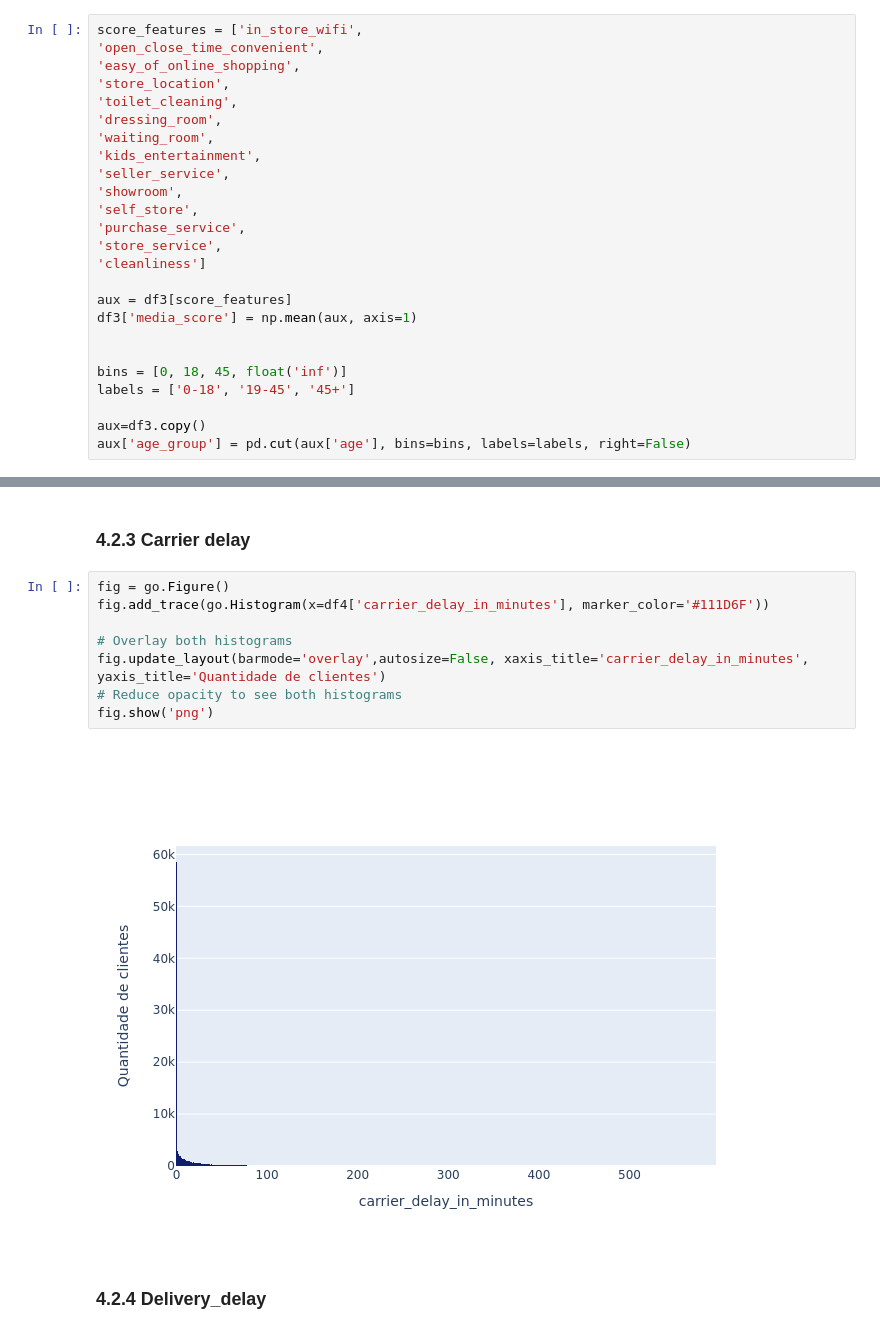
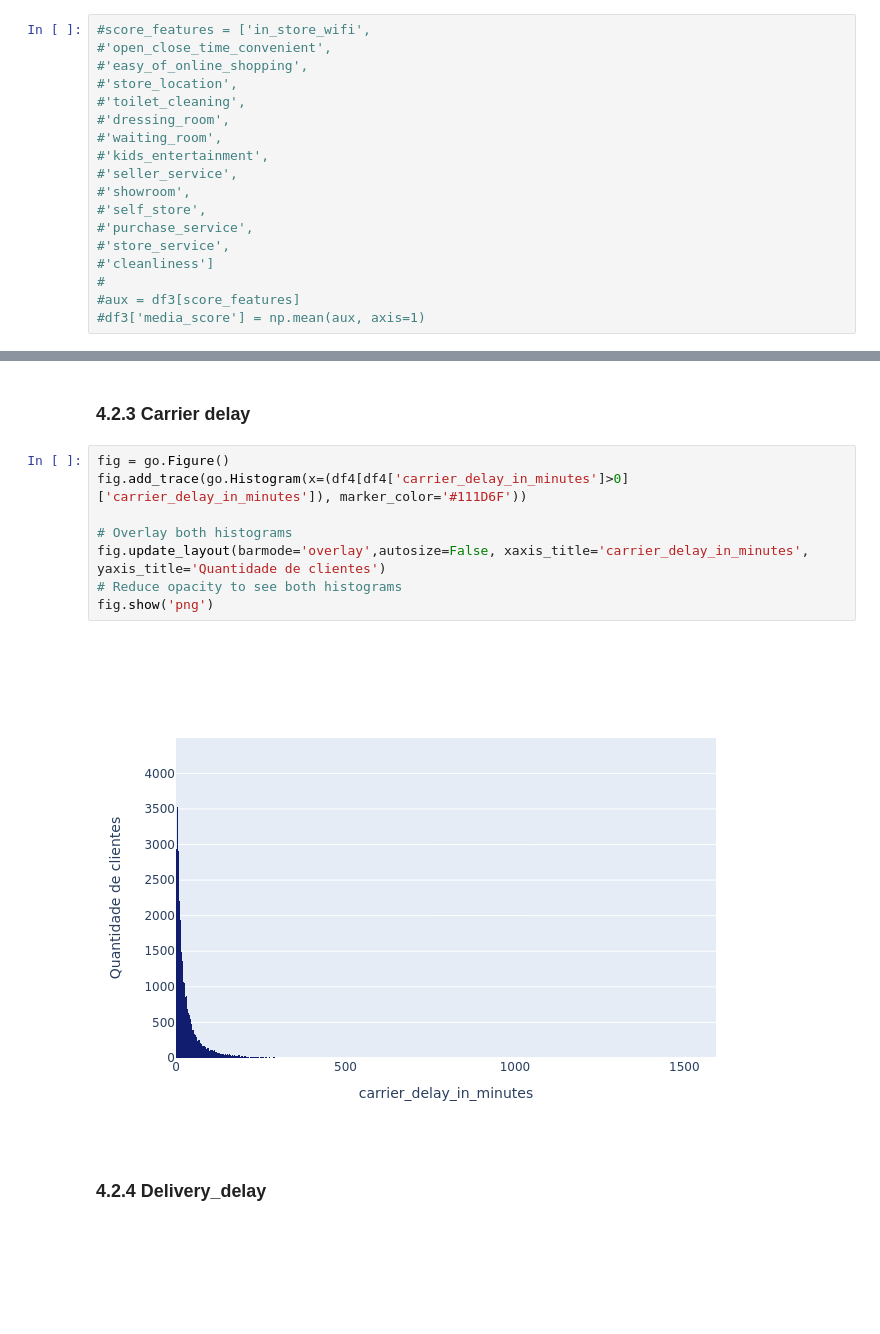
Before and after one commit to MayconRochaaa/hackday_T24, a Jupyter notebook: hackday.ipynb, the cells around one changed output, grey strips where cells are left out. Saved outputs shown, nothing was run; the diff lists cells and outputs as text; blank space fills up the shorter version.

```diff
--- a/hackday.ipynb
+++ b/hackday.ipynb
@@ -292,30 +292,23 @@ df3 = df2.copy()
 # %% [markdown]
 #### 2.3.1 Criação de feature média das notas
 # %%
-score_features = ['in_store_wifi',
-'open_close_time_convenient',
-'easy_of_online_shopping',
-'store_location',
-'toilet_cleaning',
-'dressing_room',
-'waiting_room',
-'kids_entertainment',
-'seller_service',
-'showroom',
-'self_store',
-'purchase_service',
-'store_service',
-'cleanliness']
-
-aux = df3[score_features]
-df3['media_score'] = np.mean(aux, axis=1)
-
-
-bins = [0, 18, 45, float('inf')]
-labels = ['0-18', '19-45', '45+']
-
-aux=df3.copy()
-aux['age_group'] = pd.cut(aux['age'], bins=bins, labels=labels, right=False)
+#score_features = ['in_store_wifi',
+#'open_close_time_convenient',
+#'easy_of_online_shopping',
+#'store_location',
+#'toilet_cleaning',
+#'dressing_room',
+#'waiting_room',
+#'kids_entertainment',
+#'seller_service',
+#'showroom',
+#'self_store',
+#'purchase_service',
+#'store_service',
+#'cleanliness']
+#
+#aux = df3[score_features]
+#df3['media_score'] = np.mean(aux, axis=1)
 # %% [markdown]
 # 3.0 Filtragem de variaveis
 # %% [markdown]
@@ -367,14 +360,14 @@ fig.show('png')
 ### 4.2.3 Carrier delay
 # %%
 fig = go.Figure()
-fig.add_trace(go.Histogram(x=df4['carrier_delay_in_minutes'], marker_color='#111D6F'))
+fig.add_trace(go.Histogram(x=(df4[df4['carrier_delay_in_minutes']>0]['carrier_delay_in_minutes']), marker_color='#111D6F'))
 
 # Overlay both histograms
 fig.update_layout(barmode='overlay',autosize=False, xaxis_title='carrier_delay_in_minutes', yaxis_title='Quantidade de clientes')
 # Reduce opacity to see both histograms
 fig.show('png')
 # %% [output]
-[figure, old version]
+[figure, new version]
 # %% [markdown]
 ### 4.2.4 Delivery_delay
 # %%
```
Also changed, not shown: parts of 39 cells of this notebook, 4 other files.
